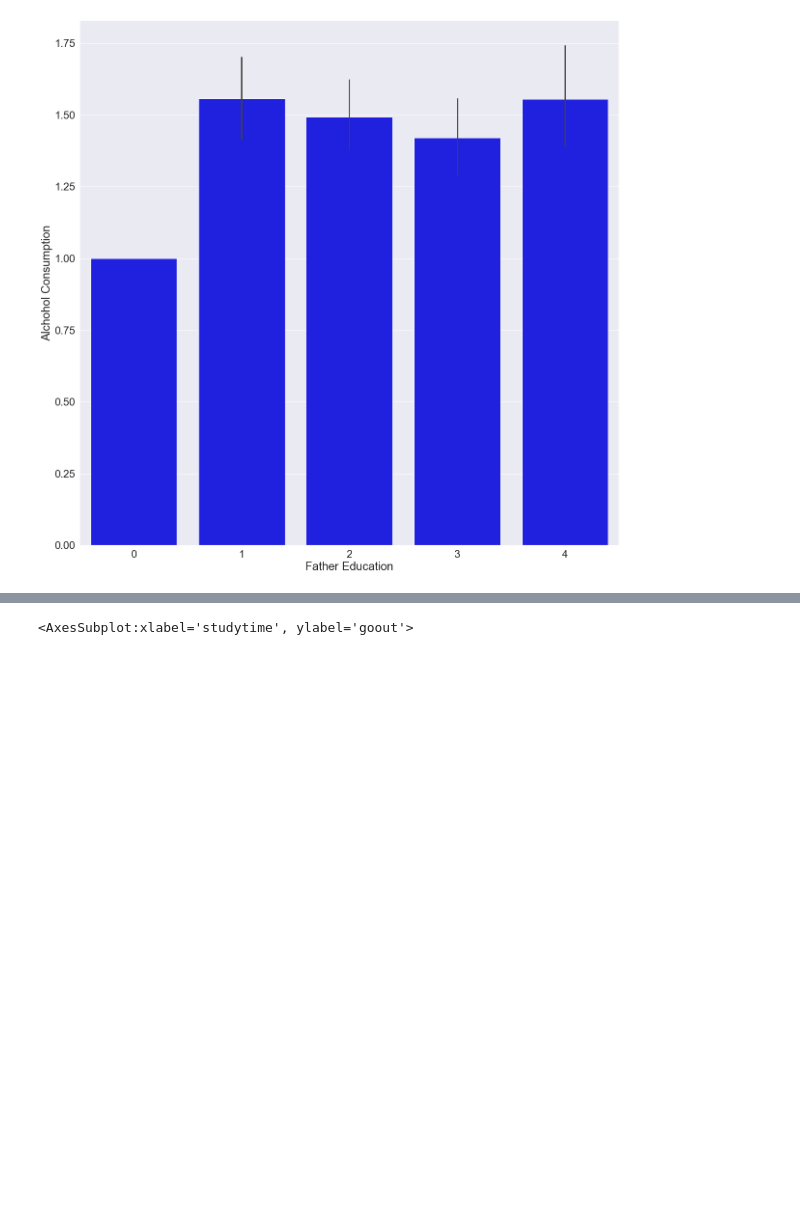
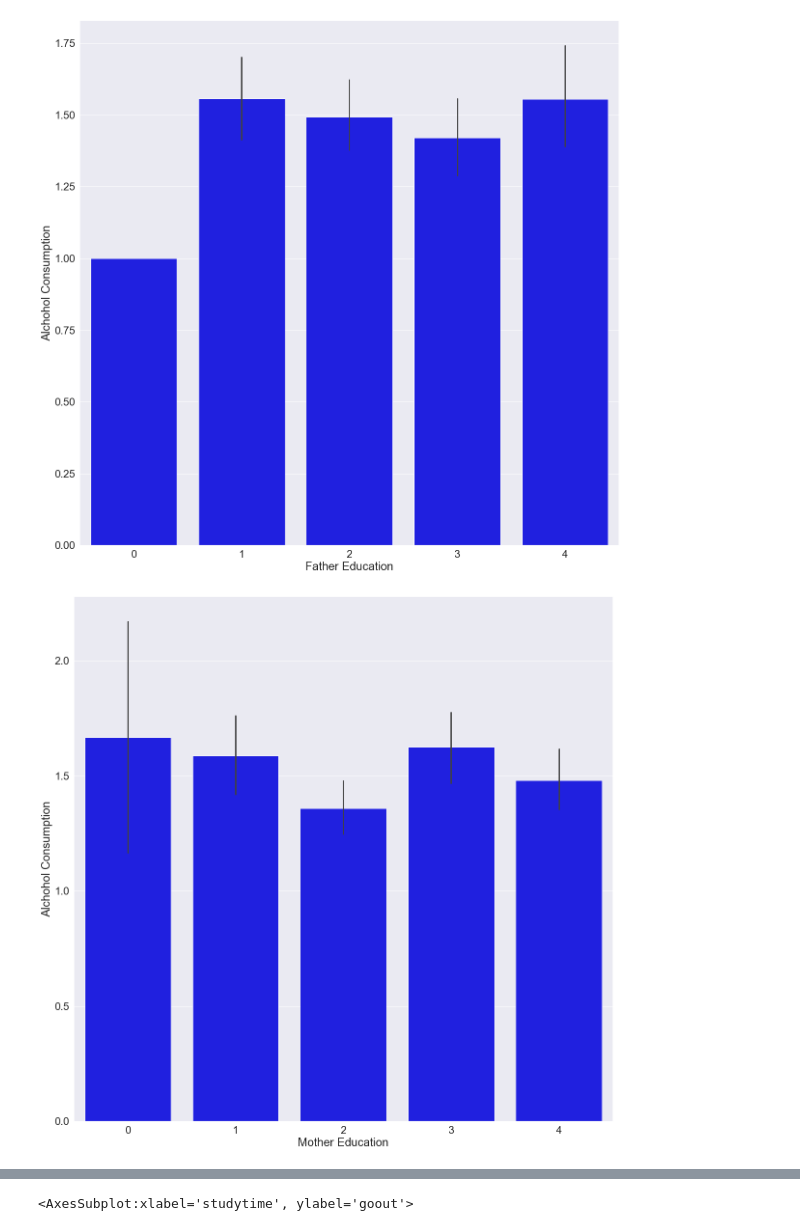
Before and after one commit to GabrielSolomonHolland/data-science-final, a Jupyter notebook: data-science-final.ipynb, the cells around one changed output, grey strips where cells are left out. Cells and saved outputs as stored; diff of their text form; code cells hidden in the pictures; blank space fills up the shorter version.

```diff
--- a/data-science-final.ipynb
+++ b/data-science-final.ipynb
@@ -640,5 +643,16 @@ fig.set_ylabel('Alchohol Consumption')
 plt.savefig('fathEduVsAlch_barplot.png')
 # %% [output]
 [figure]
+# %%
+fig = sns.barplot(x="Medu", y="Dalc", data=working_df, color='blue')
+
+#set axis labels .set_axis_labels('Father Education', 'Alchohol Consumption')
+fig.set_xlabel('Mother Education')
+fig.set_ylabel('Alchohol Consumption')
+
+#save as png
+plt.savefig('mothEduVsAlch_barplot.png')
+# %% [output]
+[figure, added]
 # %%
 
```
Also changed, not shown: parts of 4 cells of this notebook, 6 other files.
